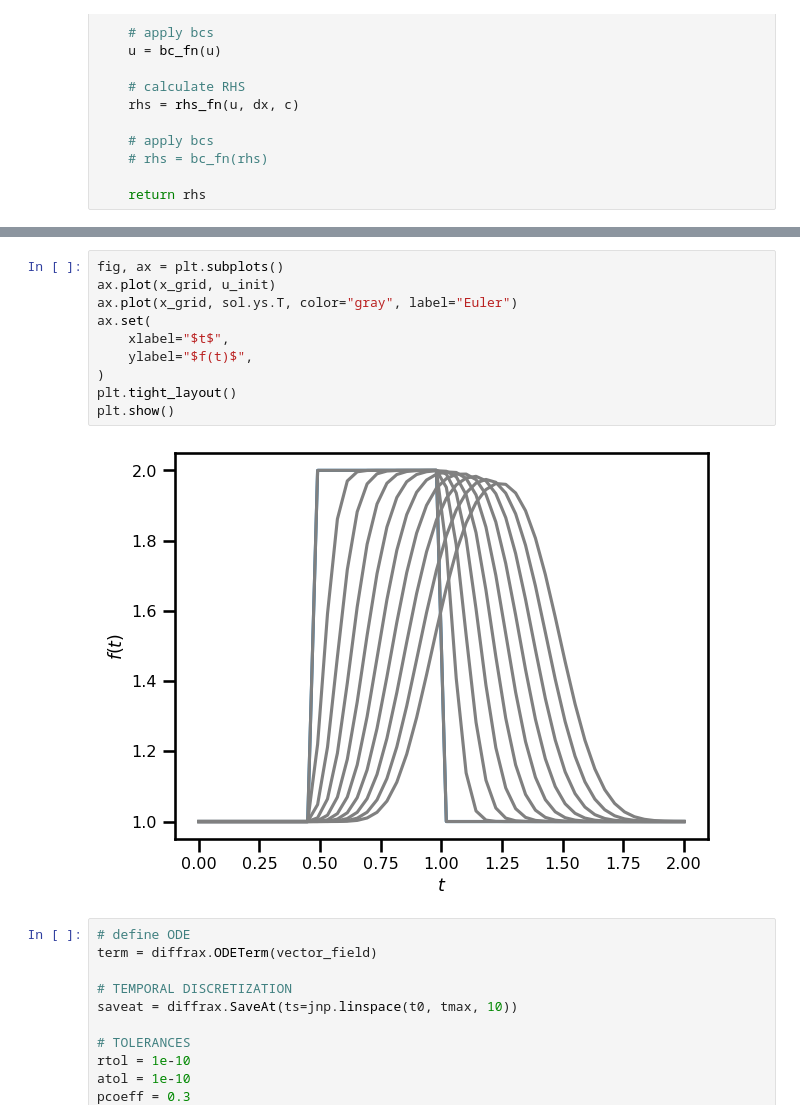
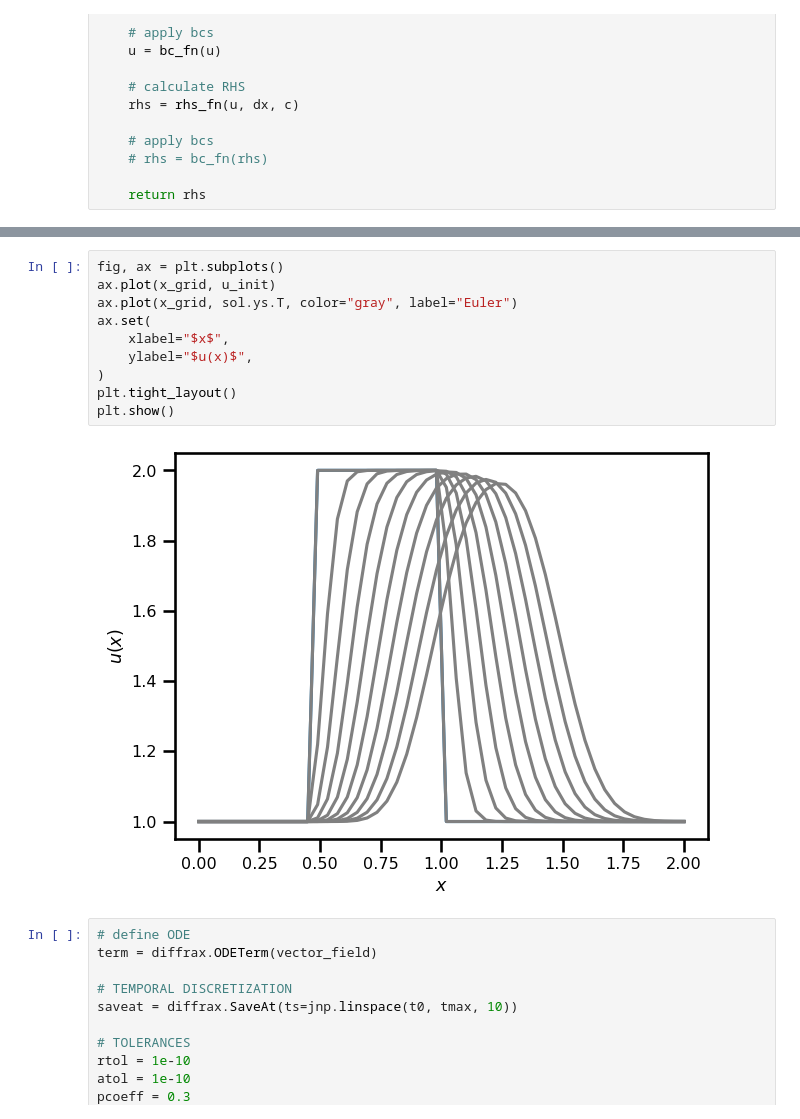
Before and after one commit to jejjohnson/jaxsw, a Jupyter notebook: notebooks/dev/eman/12_steps_2_NS/1.2_linear_convection.ipynb, the cells around one changed output, grey strips where cells are left out. Saved outputs shown, nothing was run; the diff lists cells and outputs as text.

```diff
--- a/notebooks/dev/eman/12_steps_2_NS/1.2_linear_convection.ipynb
+++ b/notebooks/dev/eman/12_steps_2_NS/1.2_linear_convection.ipynb
@@ -472,15 +478,15 @@ sol = diffrax.diffeqsolve(
 # %%
 fig, ax = plt.subplots()
 ax.plot(x_grid, u_init)
 ax.plot(x_grid, sol.ys.T, color="gray", label="Euler")
 ax.set(
-    xlabel="$t$",
-    ylabel="$f(t)$",
+    xlabel="$x$",
+    ylabel="$u(x)$",
 )
 plt.tight_layout()
 plt.show()
 # %% [output]
-[figure, old version]
+[figure, new version]
 # %%
 # define ODE
 term = diffrax.ODETerm(vector_field)
```
Also changed, not shown: parts of 5 cells of this notebook, 2 other files.
